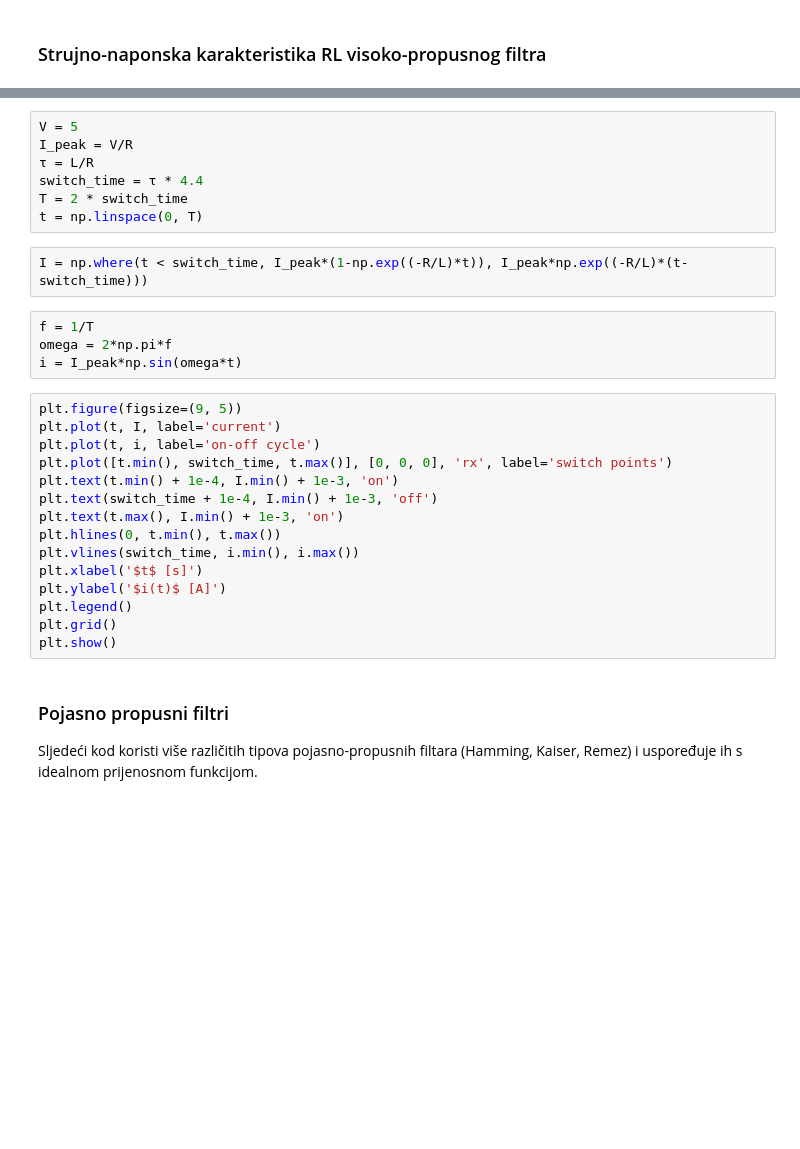
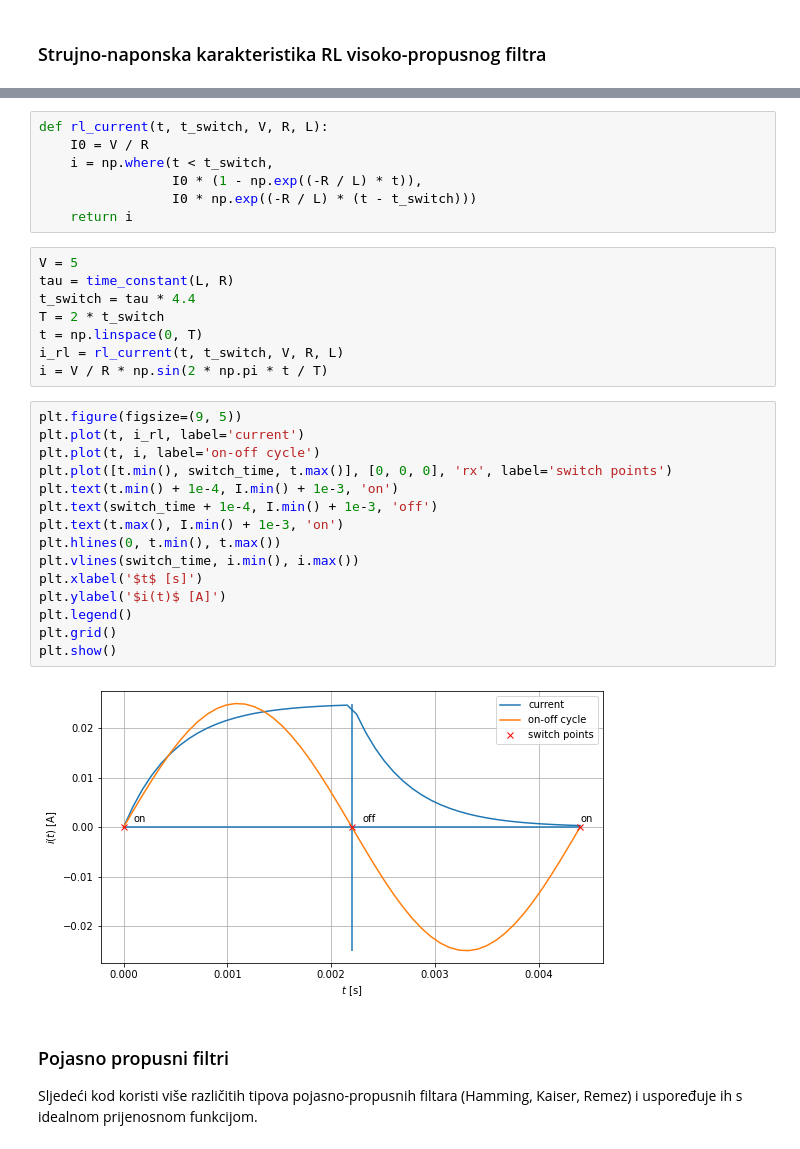
Before and after one commit to akapet00/teaching, a Jupyter notebook: emc_512/lab/Python/03-lab-ex.ipynb, the cells around one changed output, grey strips where cells are left out. Cells and saved outputs as stored; diff of their text form; blank space fills up the shorter version.

```diff
--- a/emc_512/lab/Python/03-lab-ex.ipynb
+++ b/emc_512/lab/Python/03-lab-ex.ipynb
@@ -97,31 +259,35 @@ plt.show()
+# %%
+def rl_current(t, t_switch, V, R, L):
+    I0 = V / R
+    i = np.where(t < t_switch,
+                 I0 * (1 - np.exp((-R / L) * t)),
+                 I0 * np.exp((-R / L) * (t - t_switch)))
+    return i
 # %%
 V = 5
-I_peak = V/R
-τ = L/R
-switch_time = τ * 4.4
-T = 2 * switch_time
+tau = time_constant(L, R)
+t_switch = tau * 4.4
+T = 2 * t_switch
 t = np.linspace(0, T)
+i_rl = rl_current(t, t_switch, V, R, L)
+i = V / R * np.sin(2 * np.pi * t / T)
-# %%
-I = np.where(t < switch_time, I_peak*(1-np.exp((-R/L)*t)), I_peak*np.exp((-R/L)*(t-switch_time)))
-# %%
-f = 1/T
-omega = 2*np.pi*f
-i = I_peak*np.sin(omega*t)
 # %%
 plt.figure(figsize=(9, 5))
-plt.plot(t, I, label='current')
+plt.plot(t, i_rl, label='current')
 plt.plot(t, i, label='on-off cycle')
 plt.plot([t.min(), switch_time, t.max()], [0, 0, 0], 'rx', label='switch points')
 plt.text(t.min() + 1e-4, I.min() + 1e-3, 'on')
 plt.text(switch_time + 1e-4, I.min() + 1e-3, 'off')
 plt.text(t.max(), I.min() + 1e-3, 'on')
 plt.hlines(0, t.min(), t.max())
 plt.vlines(switch_time, i.min(), i.max())
 plt.xlabel('$t$ [s]')
 plt.ylabel('$i(t)$ [A]')
 plt.legend()
 plt.grid()
 plt.show()
+# %% [output]
+[figure, added]
 # %% [markdown]
 ### Pojasno propusni filtri
 Sljedeći kod koristi više različitih tipova pojasno-propusnih filtara (Hamming, Kaiser, Remez) i uspoređuje ih s idealnom prijenosnom funkcijom.
```
Also changed, not shown: parts of 29 cells of this notebook.
